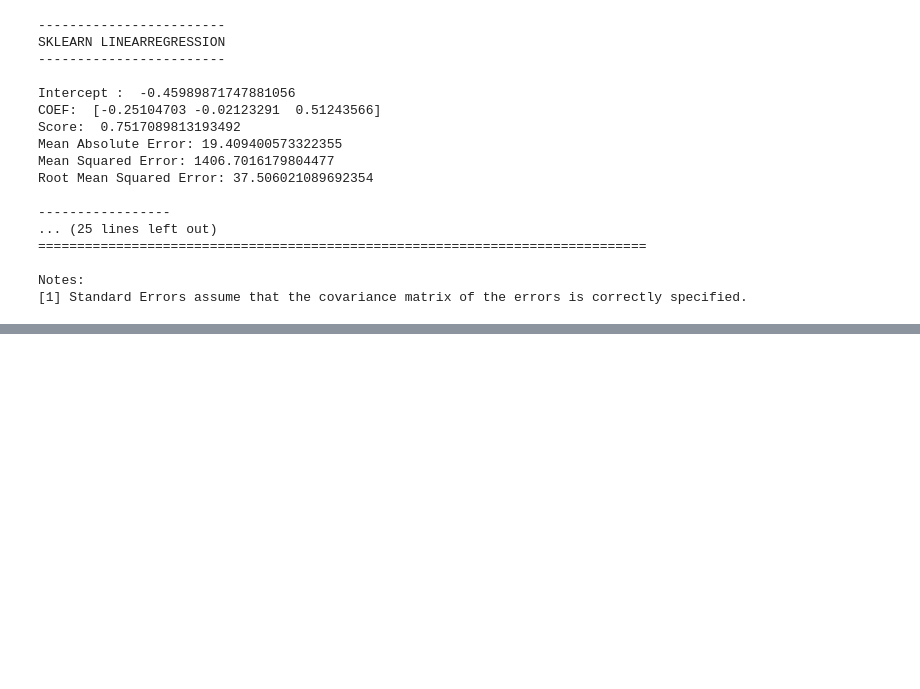
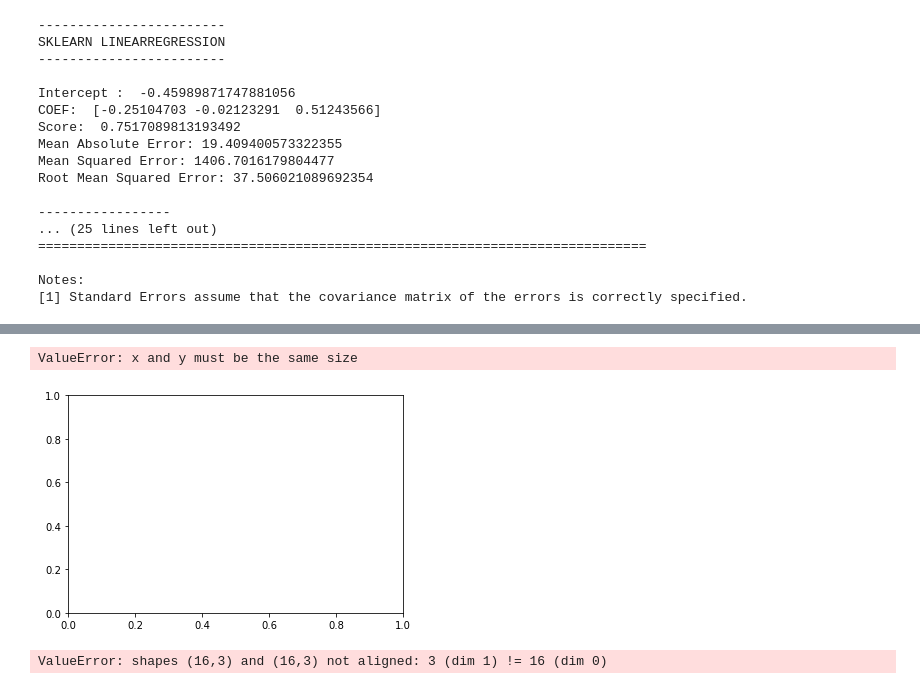
Before and after one commit to leosilva/peerj_computer_science_2022, a Jupyter notebook: Notebooks/Statistics - Linear Regression.ipynb, the cells around one changed output, grey strips where cells are left out. Saved outputs shown, nothing was run; the diff lists cells and outputs as text; code cells hidden in the pictures; blank space fills up the shorter version.

```diff
--- a/Notebooks/Statistics - Linear Regression.ipynb
+++ b/Notebooks/Statistics - Linear Regression.ipynb
@@ -1226,0 +1258,4 @@ Notes:
+# %%
+target = pd.DataFrame(df[['por_pos', 'por_neu', 'por_neg']])
+y = target[['por_pos', 'por_neu', 'por_neg']]
+y
@@ -1226,0 +1347,12 @@ Notes:
+# %%
+print()
+print('-----------------')
+print('STATSMODELS OLS')
+print('-----------------')
+
+X_train = sm.add_constant(X)
+model1 = sm.OLS(y,X_train)
+
+result=model1.fit()
+
+print(result.summary())
@@ -1226,0 +1377,33 @@ Notes:
+# %%
+from sklearn.preprocessing import PolynomialFeatures
+
+feature_cols = [
+    'O',
+    'C',
+    'E',
+    'A',
+    'N'
+]
+
+X = df[feature_cols]
+
+y = target[['por_pos']]
+
+polynomial_features= PolynomialFeatures(degree=5)
+xp = polynomial_features.fit_transform(X)
+# xp.shape
+
+model = sm.OLS(y, xp).fit()
+ypred = model.predict(xp)
+
+# ypred.shape
+
+plt.scatter(X,y)
+plt.plot(X,ypred)
+# %% [output]
+ValueError: x and y must be the same size
+[figure, added]
+# %%
+model.summary()
+# %% [output]
+ValueError: shapes (16,3) and (16,3) not aligned: 3 (dim 1) != 16 (dim 0)
```
Also changed, not shown: parts of 22 cells of this notebook, 1 other file.
